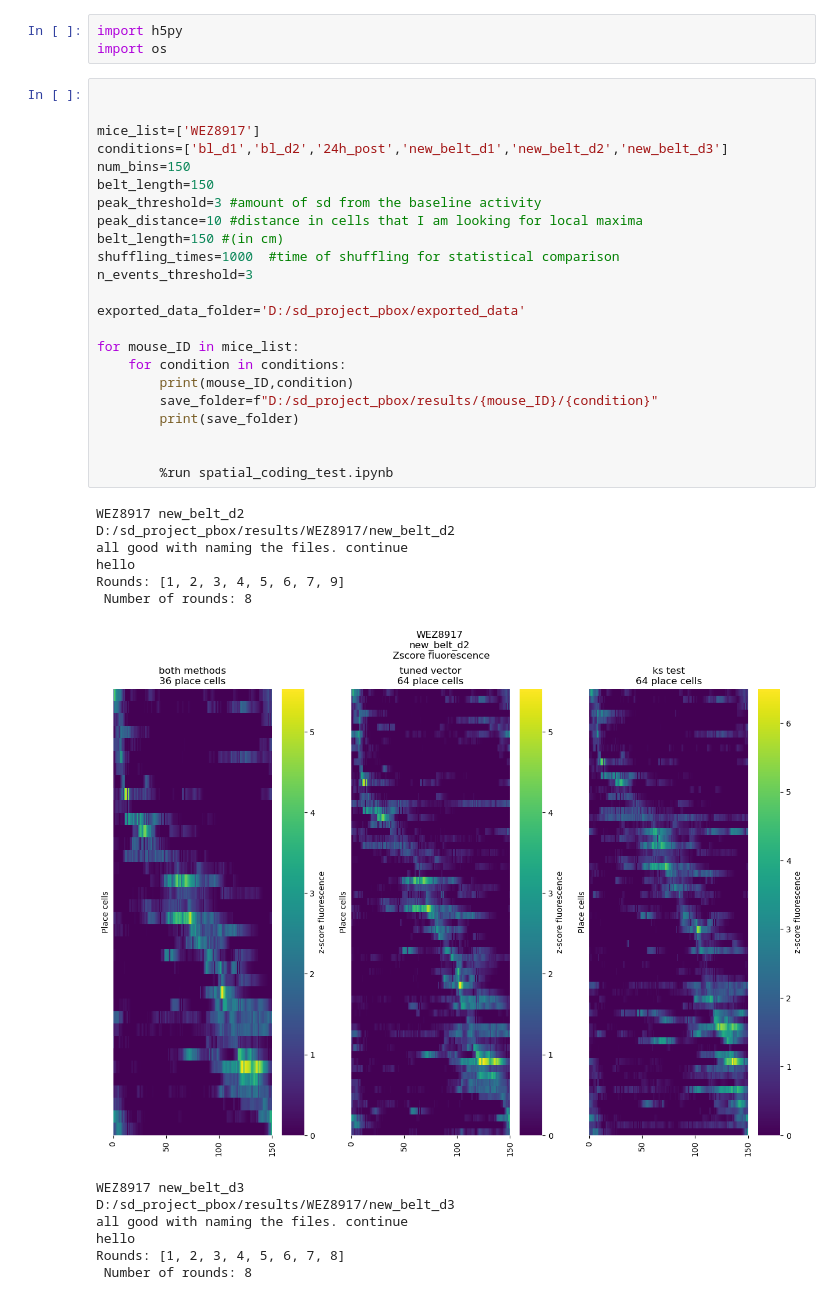
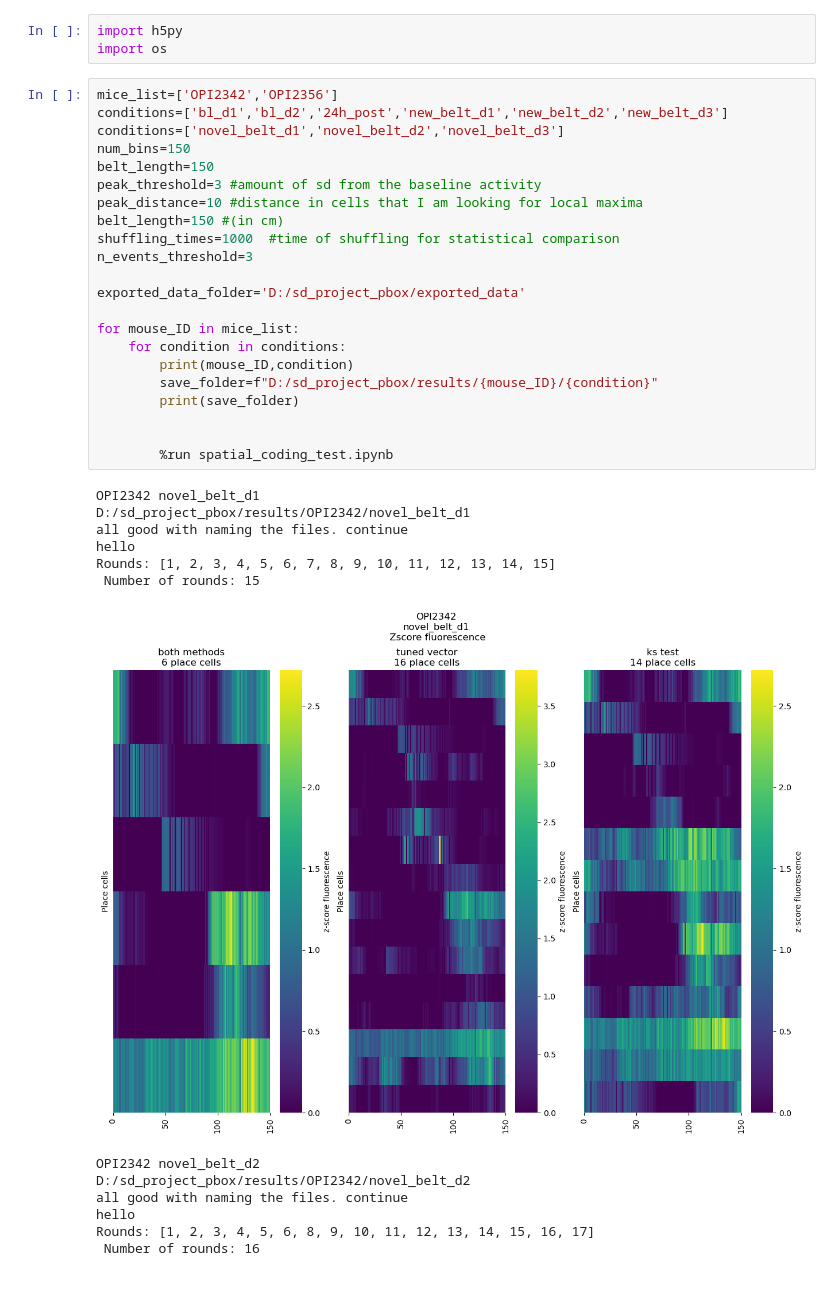
Before and after one commit to ttamiolakis/2p-place-coding, a Jupyter notebook: notebooks/run_analysis.ipynb, the cells around one changed output. Drawn from its saved outputs; the diff is of its cells as text.

```diff
--- a/notebooks/run_analysis.ipynb
+++ b/notebooks/run_analysis.ipynb
@@ -2,39 +2,38 @@
 import h5py
 import os
 # %%
-
-
-mice_list=['WEZ8917']
+mice_list=['OPI2342','OPI2356']
 conditions=['bl_d1','bl_d2','24h_post','new_belt_d1','new_belt_d2','new_belt_d3']
+conditions=['novel_belt_d1','novel_belt_d2','novel_belt_d3']
 num_bins=150
 belt_length=150
 peak_threshold=3 #amount of sd from the baseline activity
 peak_distance=10 #distance in cells that I am looking for local maxima
 belt_length=150 #(in cm)
 shuffling_times=1000  #time of shuffling for statistical comparison
 n_events_threshold=3
 
 exported_data_folder='D:/sd_project_pbox/exported_data'
 
 for mouse_ID in mice_list:
     for condition in conditions:
         print(mouse_ID,condition)
         save_folder=f"D:/sd_project_pbox/results/{mouse_ID}/{condition}"
         print(save_folder)
 
 
         %run spatial_coding_test.ipynb
 # %% [output]
-WEZ8917 new_belt_d2
-D:/sd_project_pbox/results/WEZ8917/new_belt_d2
+OPI2342 novel_belt_d1
+D:/sd_project_pbox/results/OPI2342/novel_belt_d1
 all good with naming the files. continue
 hello
-Rounds: [1, 2, 3, 4, 5, 6, 7, 9]
- Number of rounds: 8
+Rounds: [1, 2, 3, 4, 5, 6, 7, 8, 9, 10, 11, 12, 13, 14, 15]
+ Number of rounds: 15
-[figure, old version]
+[figure, new version]
-WEZ8917 new_belt_d3
-D:/sd_project_pbox/results/WEZ8917/new_belt_d3
+OPI2342 novel_belt_d2
+D:/sd_project_pbox/results/OPI2342/novel_belt_d2
 all good with naming the files. continue
 hello
-Rounds: [1, 2, 3, 4, 5, 6, 7, 8]
- Number of rounds: 8
+Rounds: [1, 2, 3, 4, 5, 6, 8, 9, 10, 11, 12, 13, 14, 15, 16, 17]
+ Number of rounds: 16
```
Also changed, not shown: parts of 4 cells of this notebook, 2 other files.
